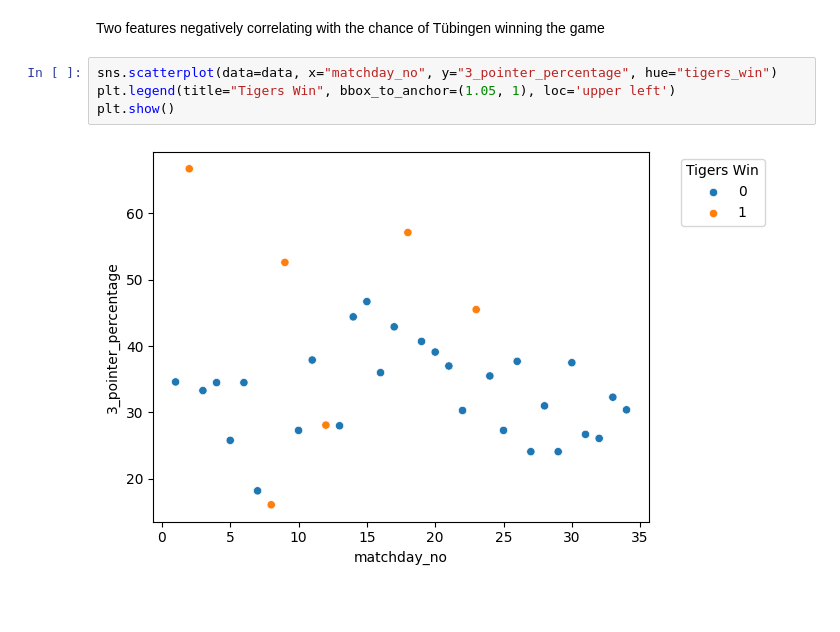
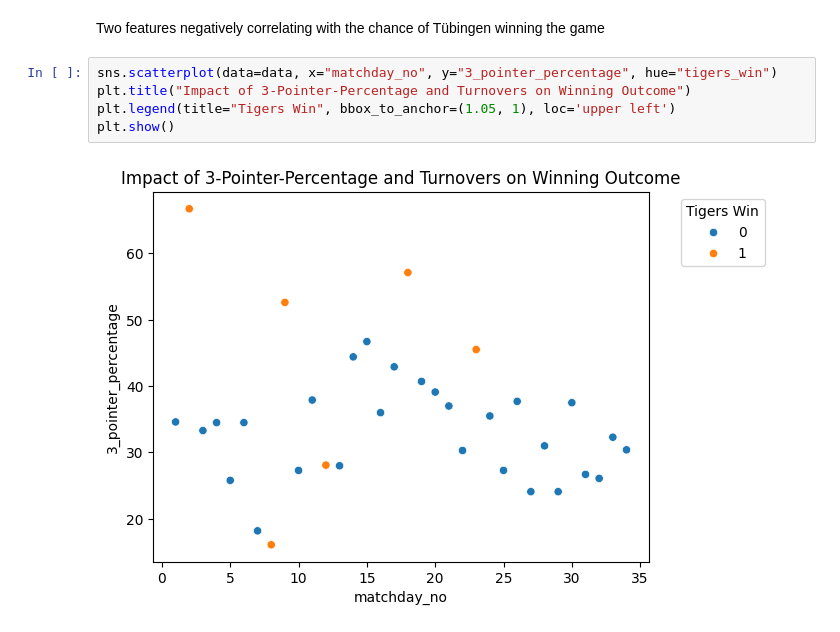
Before and after one commit to dxmme/T-biTigers, a Jupyter notebook: src/plots.ipynb, the cells around one changed output. Drawn from its saved outputs; the diff is of its cells as text; blank space fills up the shorter version.

```diff
--- a/src/plots.ipynb
+++ b/src/plots.ipynb
@@ -75,10 +76,11 @@ plt.show()
 Two features negatively correlating with the chance of Tübingen winning the game
 # %%
 sns.scatterplot(data=data, x="matchday_no", y="3_pointer_percentage", hue="tigers_win")
+plt.title("Impact of 3-Pointer-Percentage and Turnovers on Winning Outcome")
 plt.legend(title="Tigers Win", bbox_to_anchor=(1.05, 1), loc='upper left')
 plt.show()
 # %% [output]
-[figure, old version]
+[figure, new version]
 # %%
 # 1D plot of steals and tigers win
 # fit logistic regression model
```
Also changed, not shown: parts of 3 cells of this notebook.
